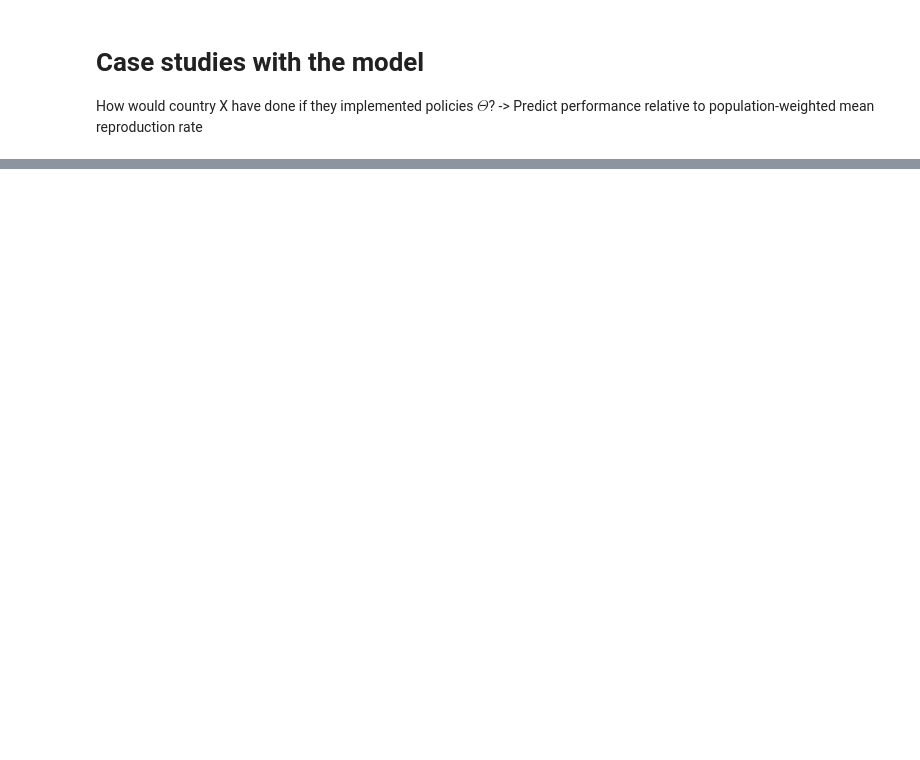
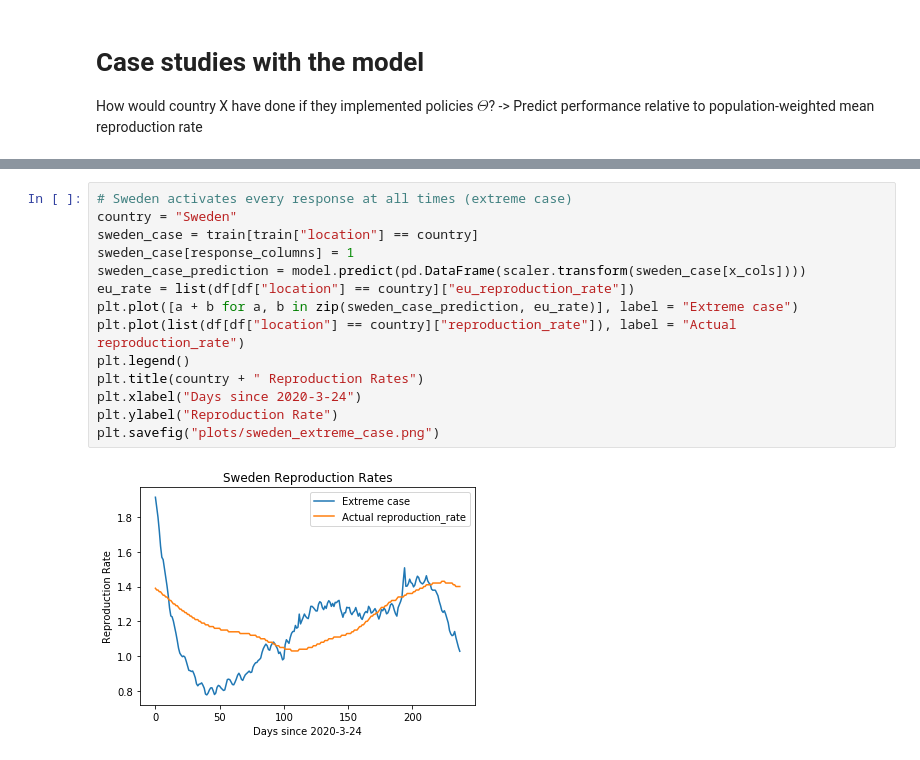
Before and after one commit to evilpegasus/datathon-spring-2021, a Jupyter notebook: model_reproduction_rate.ipynb, the cells around one changed output, grey strips where cells are left out. Drawn from its saved outputs; the diff is of its cells as text; blank space fills up the shorter version.

Commit message:
extreme case

```diff
--- a/model_reproduction_rate.ipynb
+++ b/model_reproduction_rate.ipynb
@@ -362,0 +410,16 @@ array(['Finland', 'France', 'Italy', 'Lithuania', 'Portugal', 'Spain'],
+# %%
+# Sweden activates every response at all times (extreme case)
+country = "Sweden"
+sweden_case = train[train["location"] == country]
+sweden_case[response_columns] = 1
+sweden_case_prediction = model.predict(pd.DataFrame(scaler.transform(sweden_case[x_cols])))
+eu_rate = list(df[df["location"] == country]["eu_reproduction_rate"])
+plt.plot([a + b for a, b in zip(sweden_case_prediction, eu_rate)], label = "Extreme case")
+plt.plot(list(df[df["location"] == country]["reproduction_rate"]), label = "Actual reproduction_rate")
+plt.legend()
+plt.title(country + " Reproduction Rates")
+plt.xlabel("Days since 2020-3-24")
+plt.ylabel("Reproduction Rate")
+plt.savefig("plots/sweden_extreme_case.png")
+# %% [output]
+[figure, added]
```
Also changed, not shown: parts of 10 cells of this notebook, 7 other files.
